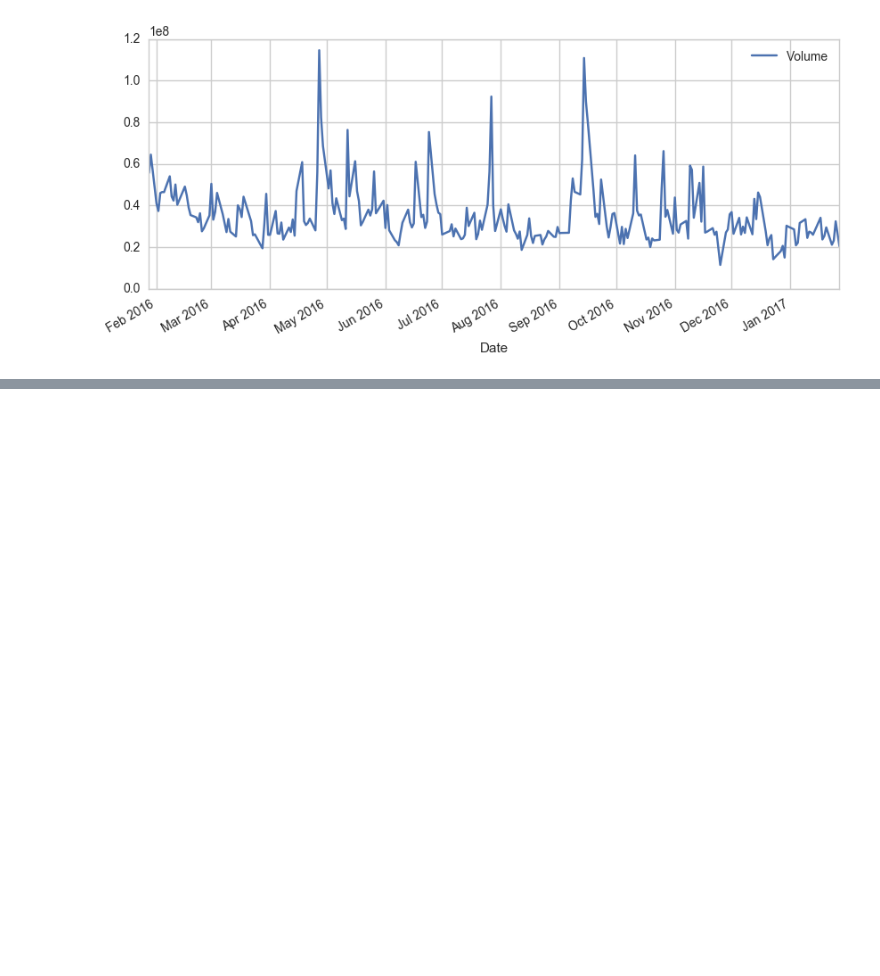
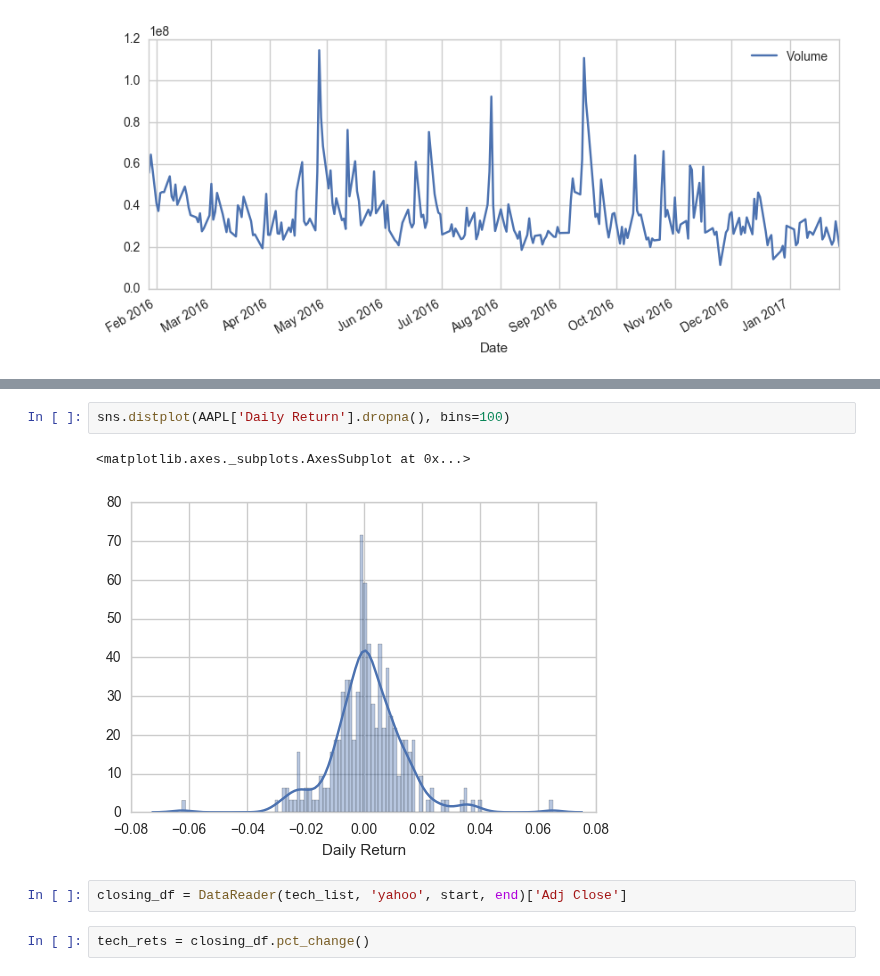
Before and after one commit to thatguyandy27/python-sandbox, a Jupyter notebook: l9/Stock Market Data Analysis Project.ipynb, the cells around one changed output, grey strips where cells are left out. Cells and saved outputs as stored; diff of their text form; blank space fills up the shorter version.

```diff
--- a/l9/Stock Market Data Analysis Project.ipynb
+++ b/l9/Stock Market Data Analysis Project.ipynb
@@ -46,0 +67,9 @@ stocks['AAPL']['Volume'].plot(legend=True, figsize=(10,4))
+# %%
+sns.distplot(AAPL['Daily Return'].dropna(), bins=100)
+# %% [output]
+<matplotlib.axes._subplots.AxesSubplot at 0x...>
+[figure, added]
+# %%
+closing_df = DataReader(tech_list, 'yahoo', start, end)['Adj Close']
+# %%
+tech_rets = closing_df.pct_change()
```
Also changed, not shown: parts of 8 cells of this notebook.
